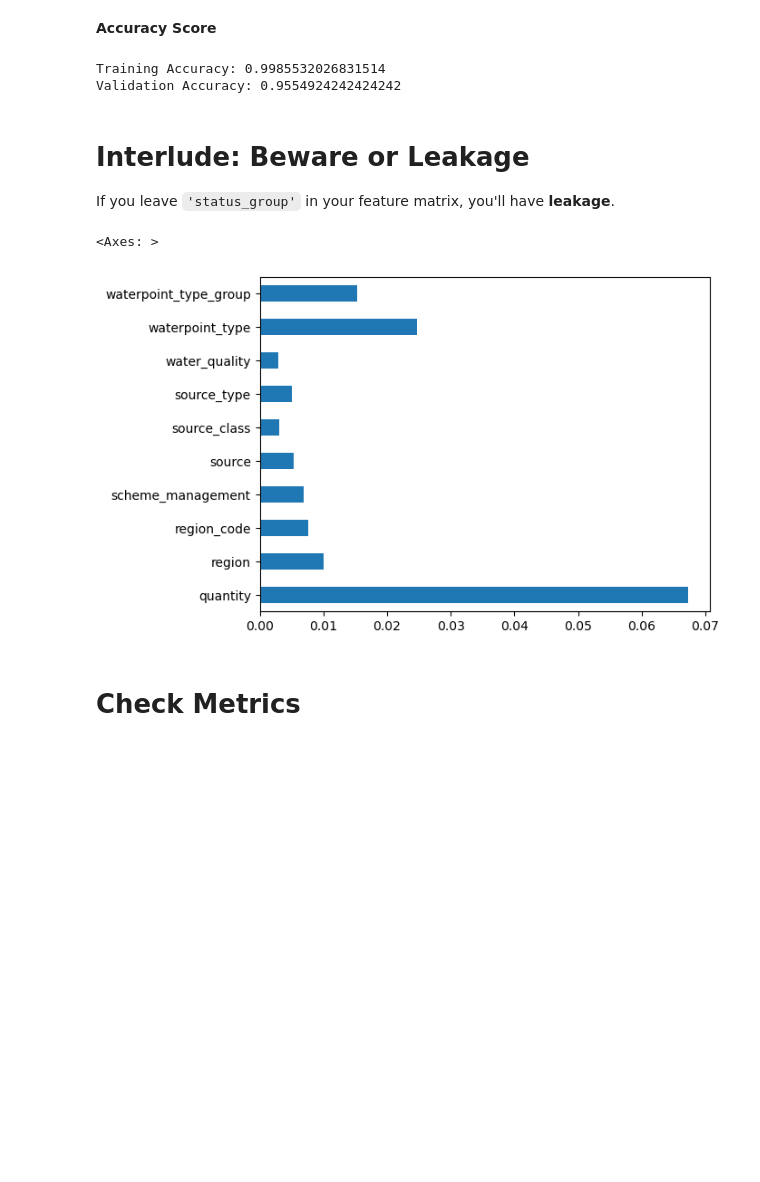
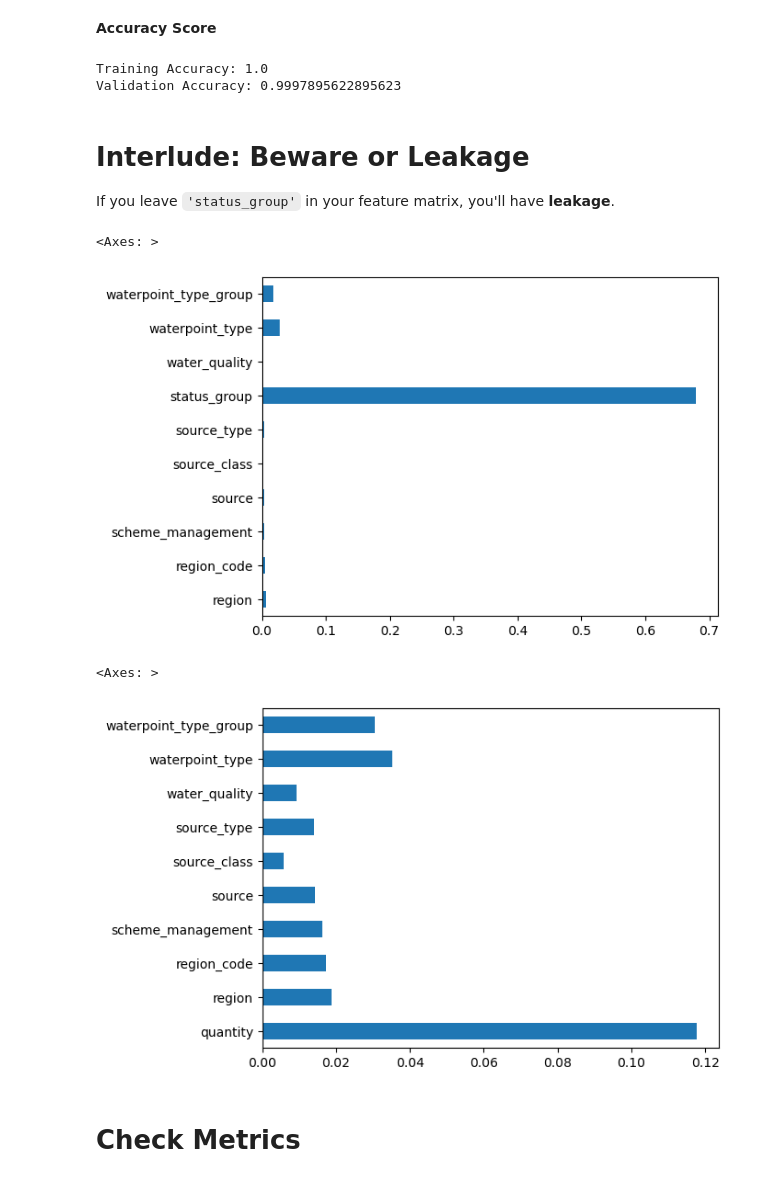
Before and after one commit to ayebaishmo/Classification-metrics, a Jupyter notebook: module4-classification-metrics/JDS_SHR_224_guided_project_notes.ipynb, the cells around one changed output. Cells and saved outputs as stored; diff of their text form; code cells hidden in the pictures; blank space fills up the shorter version.

Commit message:
Idetified leakage due to status group column

```diff
--- a/module4-classification-metrics/JDS_SHR_224_guided_project_notes.ipynb
+++ b/module4-classification-metrics/JDS_SHR_224_guided_project_notes.ipynb
@@ -71,8 +71,6 @@ def wrangle(fm_path, tv_path=None):
                               na_values=[0, -2.000000e-08],
                               parse_dates=['date_recorded']),
                   pd.read_csv(tv_path)).set_index('id')
-    df['needs_repair'] = np.where(df['status_group']=='functional',0,1)
-
 
   else:
 
@@ -100,6 +98,11 @@ def wrangle(fm_path, tv_path=None):
                if df.head(100).T.duplicated()[col]]
   df.drop(columns=dupe_cols, inplace=True)
 
+  if 'status_group' in df:
+    df['needs_repair'] = np.where(df['status_group']=='functional',0,1)
+    df.drop(columns = 'status_group', inplace=True)
+
+
   return df
 
 df = wrangle(fm_path='C:/Users/ISHMO_CT/Downloads/Classification-metrics/Data-sets/train_features.csv',
@@ -129,7 +136,7 @@ X_test = wrangle(fm_path='C:/Users/ISHMO_CT/Downloads/Classification-metrics/Dat
 # %%
 # Split TV / FM
 from sklearn.model_selection import train_test_split
-target = 'status_group'
+target = 'needs_repair'
 X = df.drop(columns=target)
 y = df[target]
 
@@ -181,23 +188,34 @@ Pipeline(steps=[('ordinalencoder',
 # %% [markdown]
 **Accuracy Score**
 # %%
+# Before deletign the status_group column
 print('Training Accuracy:', model.score(X_train, y_train))
 print('Validation Accuracy:', model.score(X_val, y_val))
 # %% [output]
-Training Accuracy: 0.9985532026831514
-Validation Accuracy: 0.9554924242424242
+Training Accuracy: 1.0
+Validation Accuracy: 0.9997895622895623
 # %% [markdown]
 # Interlude: Beware or Leakage
 
 If you leave `'status_group'` in your feature matrix, you'll have **leakage**.
 # %%
+# Before deleting the status group
 import matplotlib.pyplot as plt
 feature_importance = model.named_steps['randomforestclassifier'].feature_importances_
 features =X_train.columns
 pd.Series(feature_importance, index=features).sort_index().tail(10).plot(kind = 'barh')
 # %% [output]
 <Axes: >
-[figure, old version]
+[figure, new version]
+# %%
+# After deleting the status group
+import matplotlib.pyplot as plt
+feature_importance = model.named_steps['randomforestclassifier'].feature_importances_
+features =X_train.columns
+pd.Series(feature_importance, index=features).sort_index().tail(10).plot(kind = 'barh')
+# %% [output]
+<Axes: >
+[figure, added]
 # %% [markdown]
 # Check Metrics
 # %% [markdown]
```
Also changed, not shown: parts of 3 cells of this notebook.
